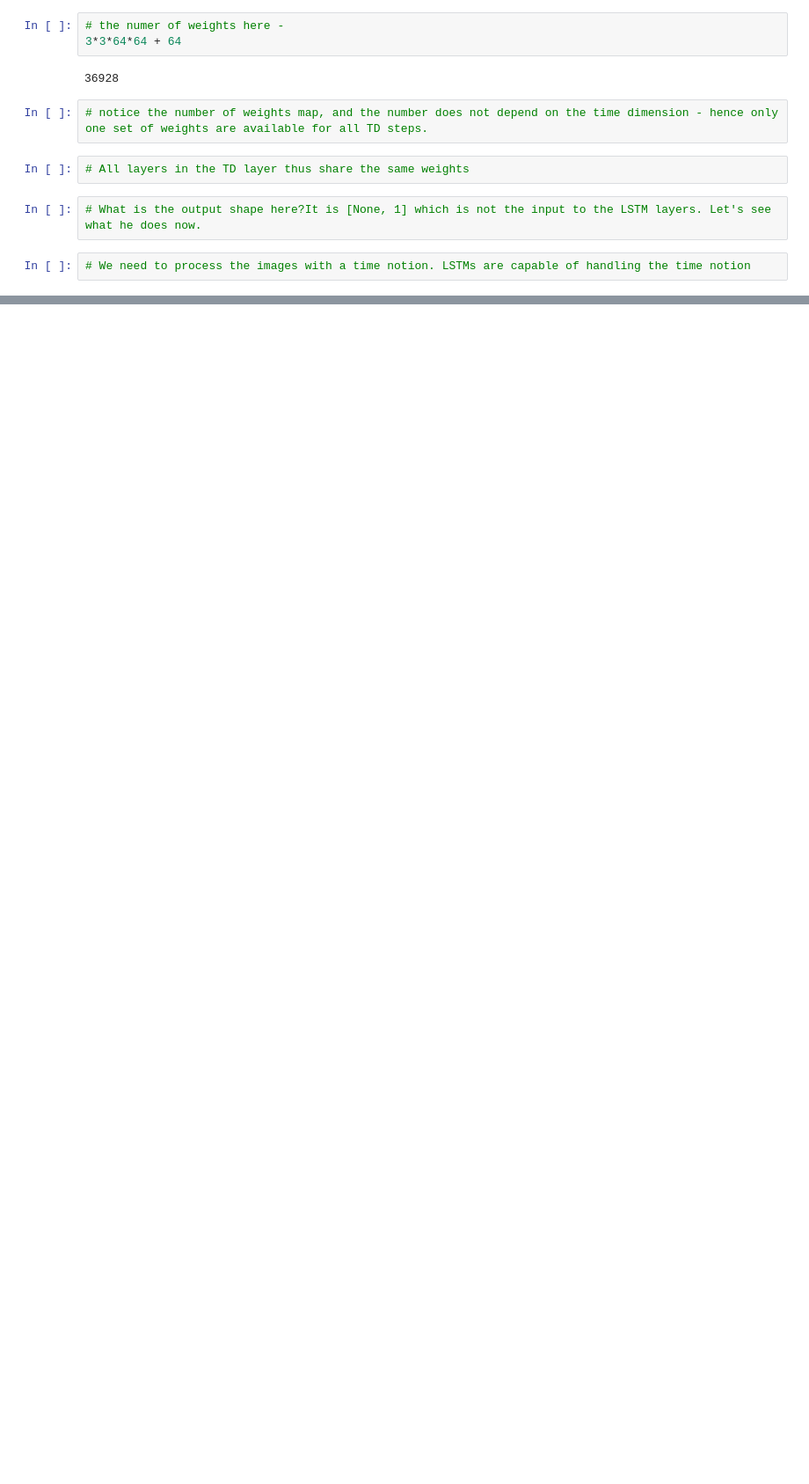
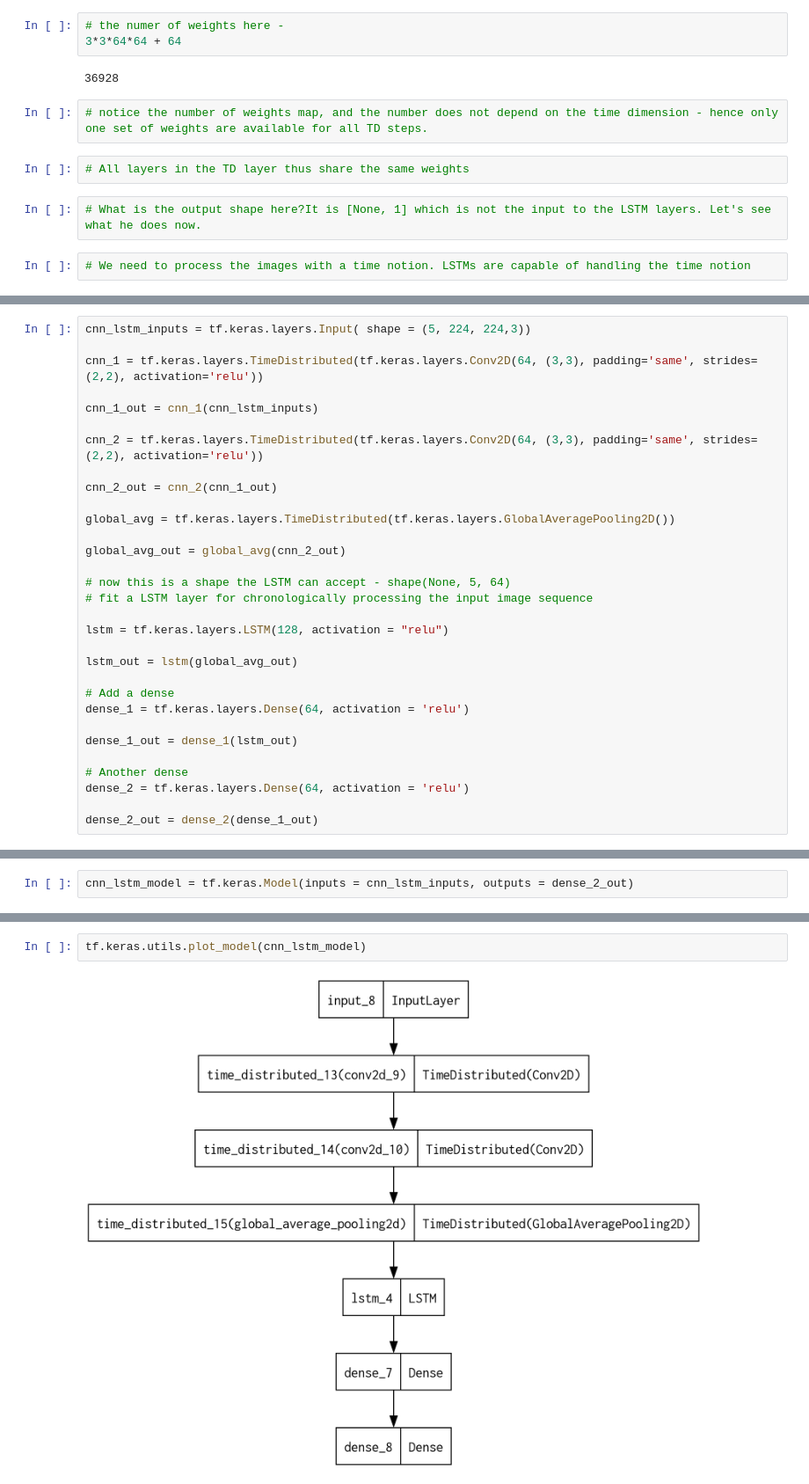
Before and after one commit to Gayara-Fernando/seq_2_seq, a Jupyter notebook: TimeDistributed_layer.ipynb, the cells around one changed output, grey strips where cells are left out. Shown at 88% size. Cells and saved outputs as stored; diff of their text form; blank space fills up the shorter version.

Commit message:
CNN-LSTM full code for processing a sequnce of images through time

```diff
--- a/TimeDistributed_layer.ipynb
+++ b/TimeDistributed_layer.ipynb
@@ -765,0 +772,31 @@ TD_layer1_weights[0].shape, TD_layer1_weights[1].shape
+# %%
+cnn_lstm_inputs = tf.keras.layers.Input( shape = (5, 224, 224,3))
+
+cnn_1 = tf.keras.layers.TimeDistributed(tf.keras.layers.Conv2D(64, (3,3), padding='same', strides=(2,2), activation='relu'))
+
+cnn_1_out = cnn_1(cnn_lstm_inputs)
+
+cnn_2 = tf.keras.layers.TimeDistributed(tf.keras.layers.Conv2D(64, (3,3), padding='same', strides=(2,2), activation='relu'))
+
+cnn_2_out = cnn_2(cnn_1_out)
+
+global_avg = tf.keras.layers.TimeDistributed(tf.keras.layers.GlobalAveragePooling2D())
+
+global_avg_out = global_avg(cnn_2_out)
+
+# now this is a shape the LSTM can accept - shape(None, 5, 64)
+# fit a LSTM layer for chronologically processing the input image sequence
+
+lstm = tf.keras.layers.LSTM(128, activation = "relu")
+
+lstm_out = lstm(global_avg_out)
+
+# Add a dense
+dense_1 = tf.keras.layers.Dense(64, activation = 'relu')
+
+dense_1_out = dense_1(lstm_out)
+
+# Another dense
+dense_2 = tf.keras.layers.Dense(64, activation = 'relu')
+
+dense_2_out = dense_2(dense_1_out)
@@ -765,0 +809,2 @@ TD_layer1_weights[0].shape, TD_layer1_weights[1].shape
+# %%
+cnn_lstm_model = tf.keras.Model(inputs = cnn_lstm_inputs, outputs = dense_2_out)
@@ -765,0 +831,4 @@ TD_layer1_weights[0].shape, TD_layer1_weights[1].shape
+# %%
+tf.keras.utils.plot_model(cnn_lstm_model)
+# %% [output]
+[figure, added]
```
Also changed, not shown: parts of 16 cells of this notebook, 1 other file.
